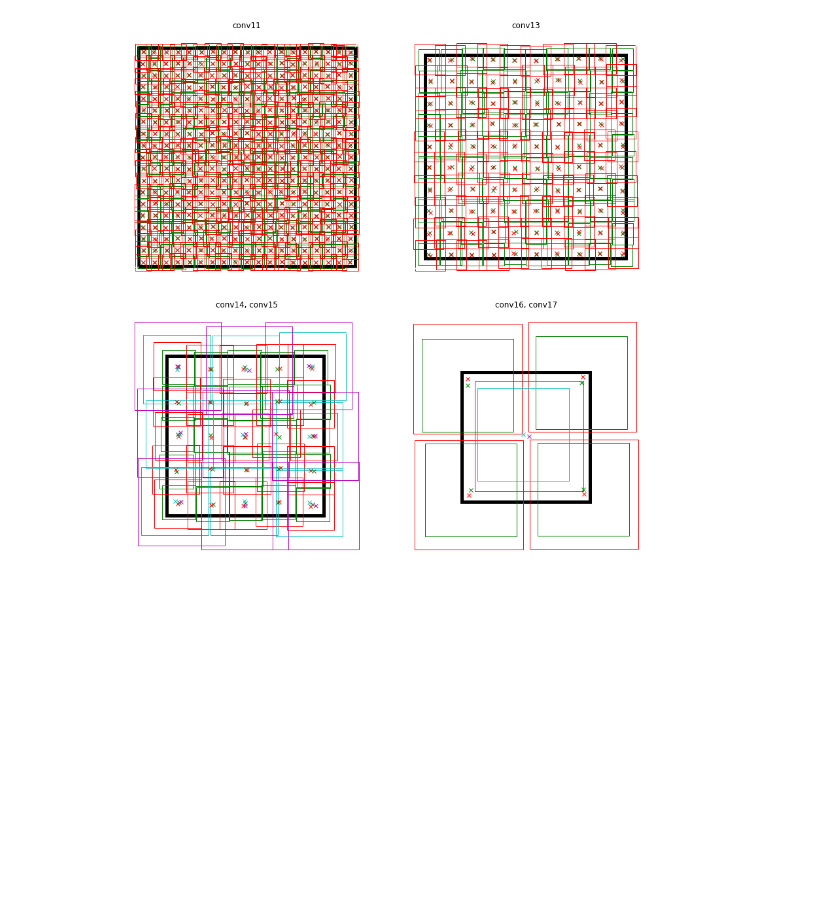
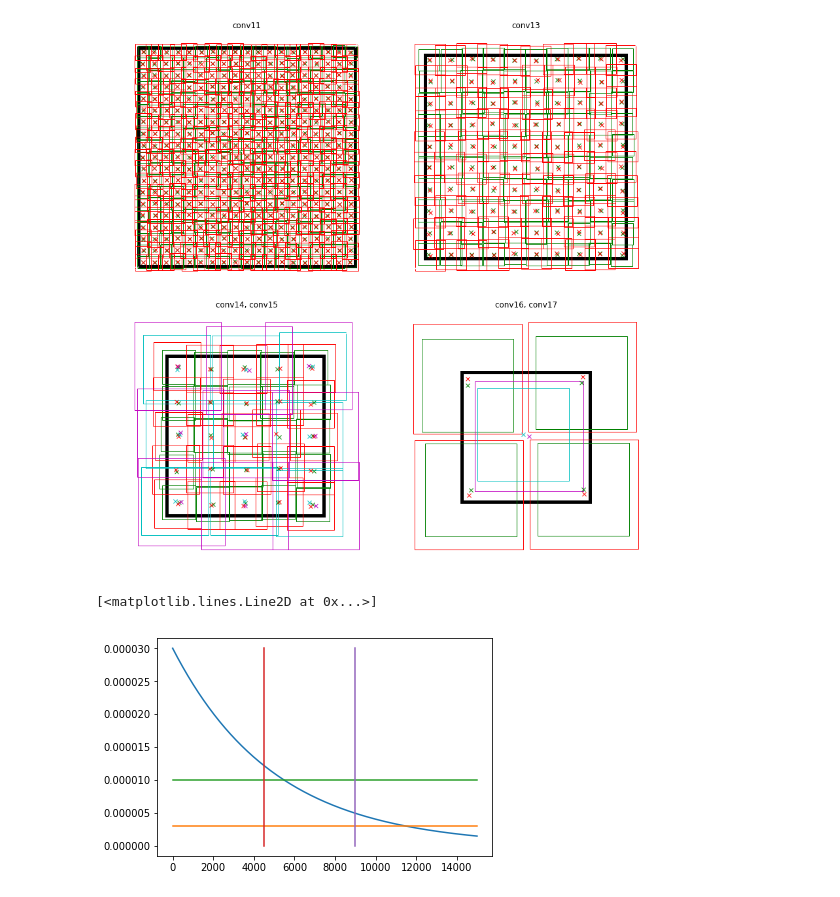
Before and after one commit to BeloborodovDS/MobilenetSSDFace, a Jupyter notebook: Caffe_face.ipynb, the cells around one changed output. Saved outputs shown, nothing was run; the diff lists cells and outputs as text; code cells hidden in the pictures; blank space fills up the shorter version.

```diff
--- a/Caffe_face.ipynb
+++ b/Caffe_face.ipynb
@@ -286,3 +286,20 @@ plt.tight_layout()
 plt.show()
 # %% [output]
 [figure]
+# %%
+import numpy as np
+from matplotlib import pyplot as plt
+%matplotlib inline
+
+g = 0.9998
+lr = 3e-5
+iters = 15000
+gg = np.cumprod(np.ones((iters,))*g)
+plt.plot(lr*gg)
+plt.plot([0,iters],[3e-6,3e-6])
+plt.plot([0,iters],[1e-5,1e-5])
+plt.plot([4500,4500],[0,lr])
+plt.plot([9000,9000],[0,lr])
+# %% [output]
+[<matplotlib.lines.Line2D at 0x...>]
+[figure, added]
```
Also changed, not shown: 9 other files.
